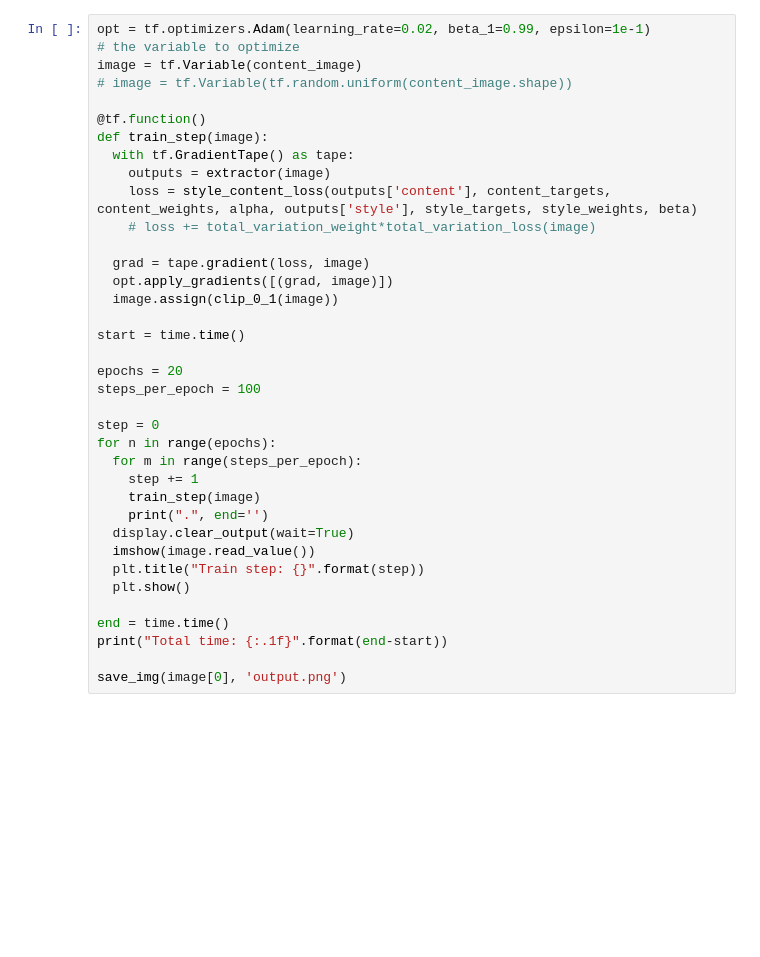
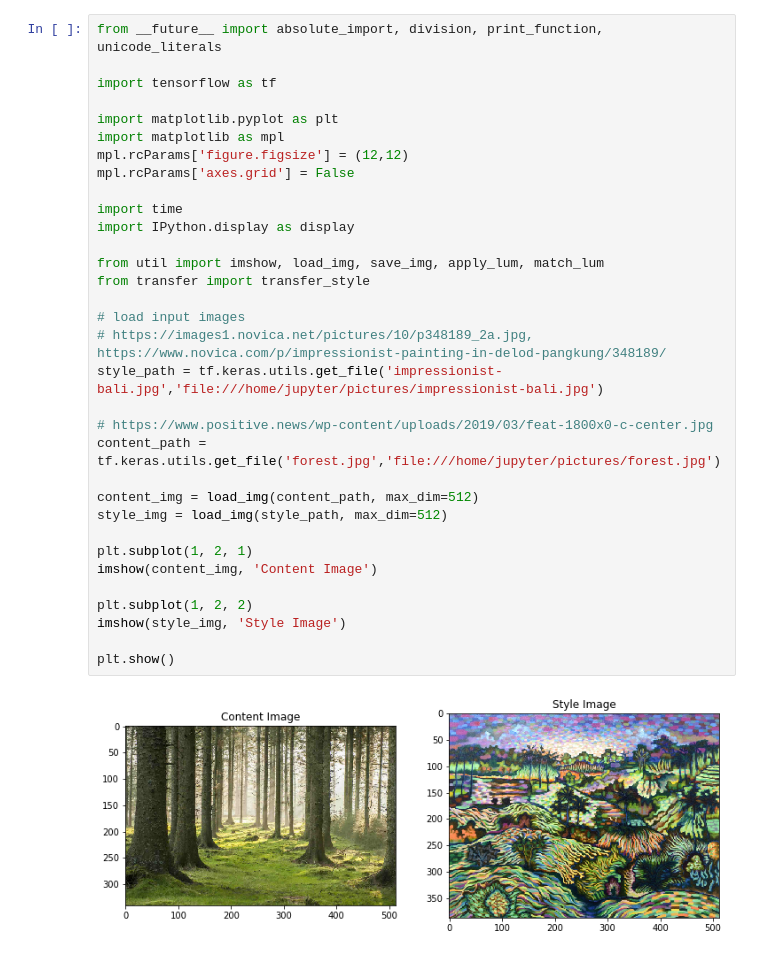
Before and after one commit to benjaminbillet/tensorflow-experiments, a Jupyter notebook: styletransfer/style_transfer.ipynb, the cells around one changed output. Saved outputs shown, nothing was run; the diff lists cells and outputs as text; blank space fills up the shorter version.

```diff
--- a/styletransfer/style_transfer.ipynb
+++ b/styletransfer/style_transfer.ipynb
@@ -67,37 +1,35 @@ beta = 1
-# %%
-opt = tf.optimizers.Adam(learning_rate=0.02, beta_1=0.99, epsilon=1e-1)
-# the variable to optimize
-image = tf.Variable(content_image)
-# image = tf.Variable(tf.random.uniform(content_image.shape))
-
-@tf.function()
-def train_step(image):
-  with tf.GradientTape() as tape:
-    outputs = extractor(image)
-    loss = style_content_loss(outputs['content'], content_targets, content_weights, alpha, outputs['style'], style_targets, style_weights, beta)
-    # loss += total_variation_weight*total_variation_loss(image)
-
-  grad = tape.gradient(loss, image)
-  opt.apply_gradients([(grad, image)])
-  image.assign(clip_0_1(image))
-
-start = time.time()
-
-epochs = 20
-steps_per_epoch = 100
-
-step = 0
-for n in range(epochs):
-  for m in range(steps_per_epoch):
-    step += 1
-    train_step(image)
-    print(".", end='')
-  display.clear_output(wait=True)
-  imshow(image.read_value())
-  plt.title("Train step: {}".format(step))
-  plt.show()
-
-end = time.time()
-print("Total time: {:.1f}".format(end-start))
-
-save_img(image[0], 'output.png')
+# %%
+from __future__ import absolute_import, division, print_function, unicode_literals
+
+import tensorflow as tf
+
+import matplotlib.pyplot as plt
+import matplotlib as mpl
+mpl.rcParams['figure.figsize'] = (12,12)
+mpl.rcParams['axes.grid'] = False
+
+import time
+import IPython.display as display
+
+from util import imshow, load_img, save_img, apply_lum, match_lum
+from transfer import transfer_style
+
+# load input images
+# https://images1.novica.net/pictures/10/p348189_2a.jpg, https://www.novica.com/p/impressionist-painting-in-delod-pangkung/348189/
+style_path = tf.keras.utils.get_file('impressionist-bali.jpg','file:///home/jupyter/pictures/impressionist-bali.jpg')
+
+# https://www.positive.news/wp-content/uploads/2019/03/feat-1800x0-c-center.jpg
+content_path = tf.keras.utils.get_file('forest.jpg','file:///home/jupyter/pictures/forest.jpg')
+
+content_img = load_img(content_path, max_dim=512)
+style_img = load_img(style_path, max_dim=512)
+
+plt.subplot(1, 2, 1)
+imshow(content_img, 'Content Image')
+
+plt.subplot(1, 2, 2)
+imshow(style_img, 'Style Image')
+
+plt.show()
+# %% [output]
+[figure, added]
```
Also changed, not shown: parts of 5 cells of this notebook, 5 other files.
